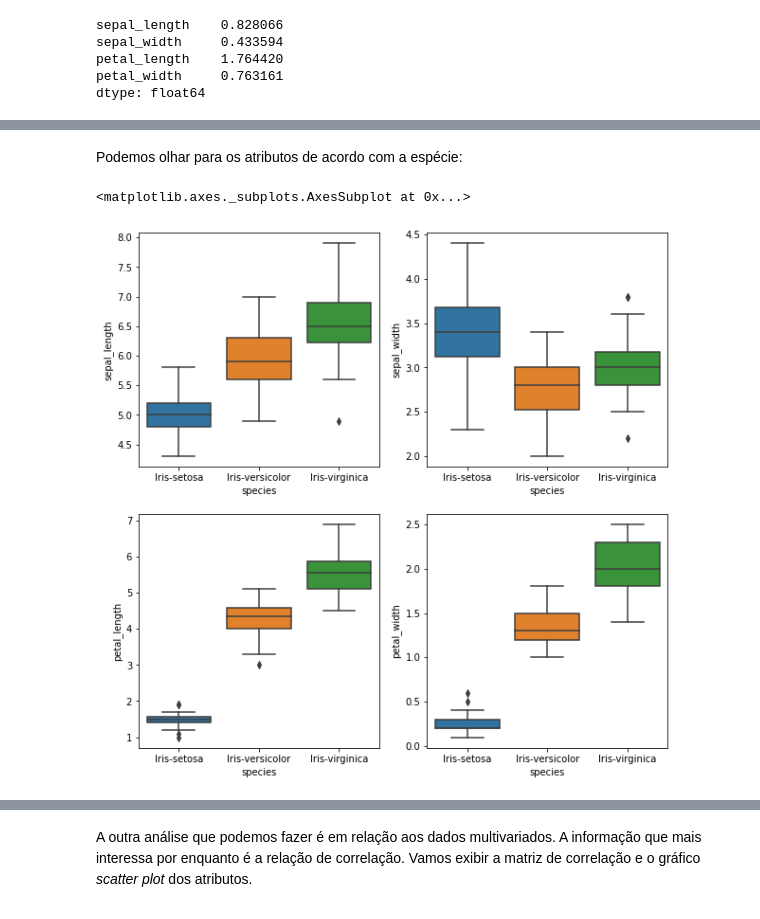
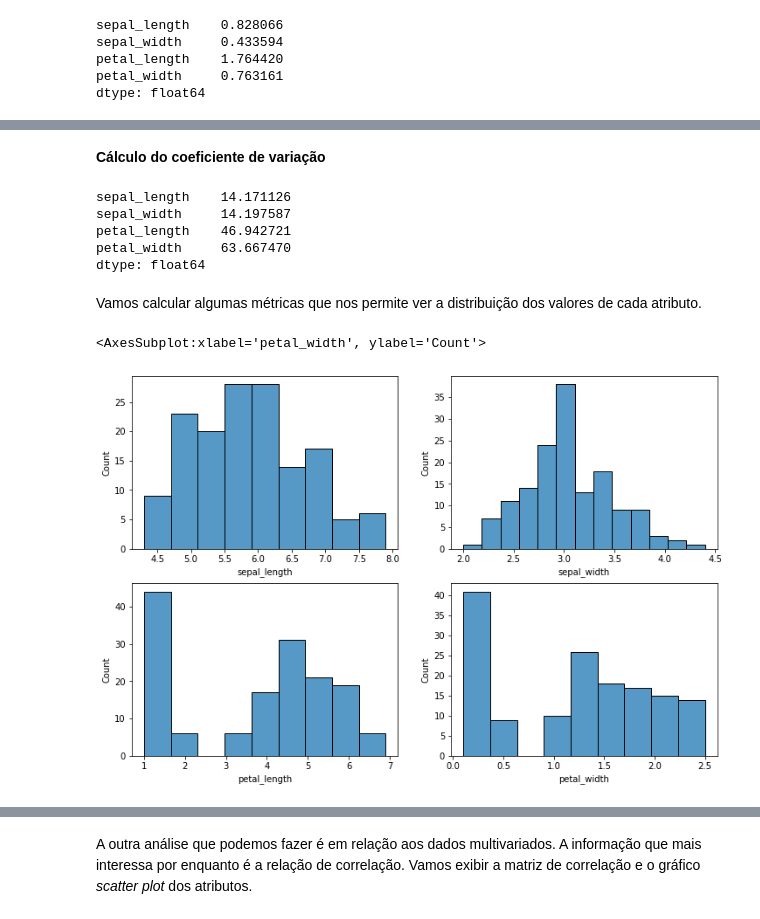
Before and after one commit to adolfoguimaraes/datascience, a Jupyter notebook: code/01_laboratorio_analise_de_dados.ipynb, the cells around one changed output, grey strips where cells are left out. Drawn from its saved outputs; the diff is of its cells as text; code cells hidden in the pictures.

Commit message:
Atualização do material de análise de dados.

```diff
--- a/code/01_laboratorio_analise_de_dados.ipynb
+++ b/code/01_laboratorio_analise_de_dados.ipynb
@@ -42,9 +44,3 @@ data_iris
 | 148 | 6.2 | 3.4 | 5.4 | 2.3 | Iris-virginica |
 | 149 | 5.9 | 3.0 | 5.1 | 1.8 | Iris-virginica |
 150 rows × 5 columns
-# %%
-# Importando os dados da Iris em um dataframe
-'''
-data_iris = sns.load_dataset('iris')
-data_iris
-'''
@@ -127,11 +165,25 @@ sns.boxplot(data=data_iris)
-# %% [markdown]
-Podemos olhar para os atributos de acordo com a espécie:
+# %% [markdown]
+**Cálculo do coeficiente de variação**
+# %%
+# coeficiente de variação
+
+data_ = data_iris[["sepal_length","sepal_width","petal_length","petal_width"]]
+
+(100 * data_.std()) / data_.mean()
+# %% [output]
+sepal_length    14.171126
+sepal_width     14.197587
+petal_length    46.942721
+petal_width     63.667470
+dtype: float64
+# %% [markdown]
+Vamos calcular algumas métricas que nos permite ver a distribuição dos valores de cada atributo.
 # %%
-fig, axs = plt.subplots(ncols=2,nrows=2,figsize=(10,10))
-sns.boxplot(data=data_iris, x="species", y="sepal_length", ax=axs[0][0])
-sns.boxplot(data=data_iris, x="species", y="sepal_width", ax=axs[0][1])
-sns.boxplot(data=data_iris, x="species", y="petal_length", ax=axs[1][0])
-sns.boxplot(data=data_iris, x="species", y="petal_width", ax=axs[1][1])
+fig, axs  = plt.subplots(ncols=2,nrows=2,figsize=(12,8))
+sns.histplot(data_iris['sepal_length'], ax=axs[0][0])
+sns.histplot(data_iris['sepal_width'], ax=axs[0][1])
+sns.histplot(data_iris['petal_length'], ax=axs[1][0])
+sns.histplot(data_iris['petal_width'], ax=axs[1][1])
 # %% [output]
-<matplotlib.axes._subplots.AxesSubplot at 0x...>
+<AxesSubplot:xlabel='petal_width', ylabel='Count'>
-[figure, old version]
+[figure, new version]
```
Also changed, not shown: parts of 102 cells of this notebook, 1 other file.
